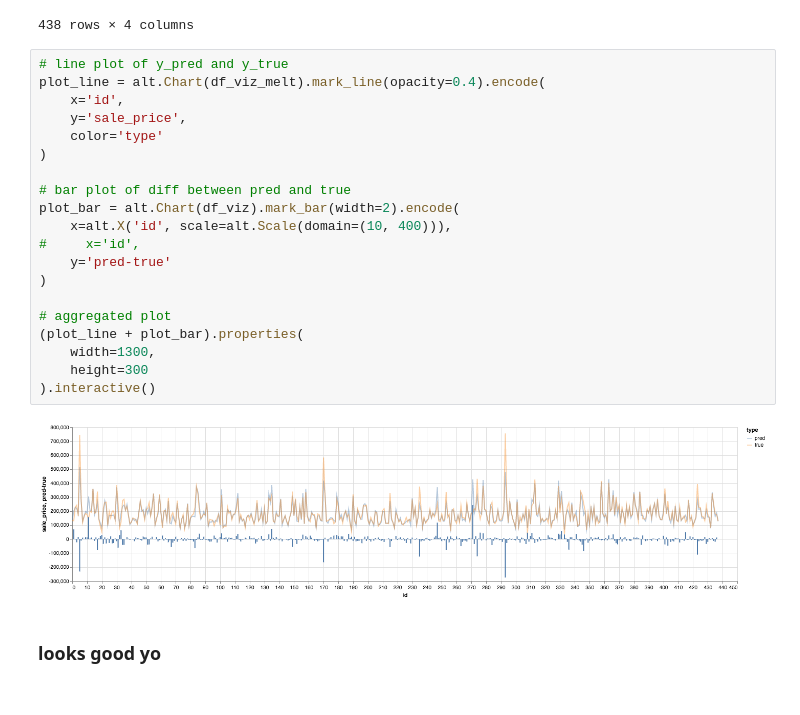
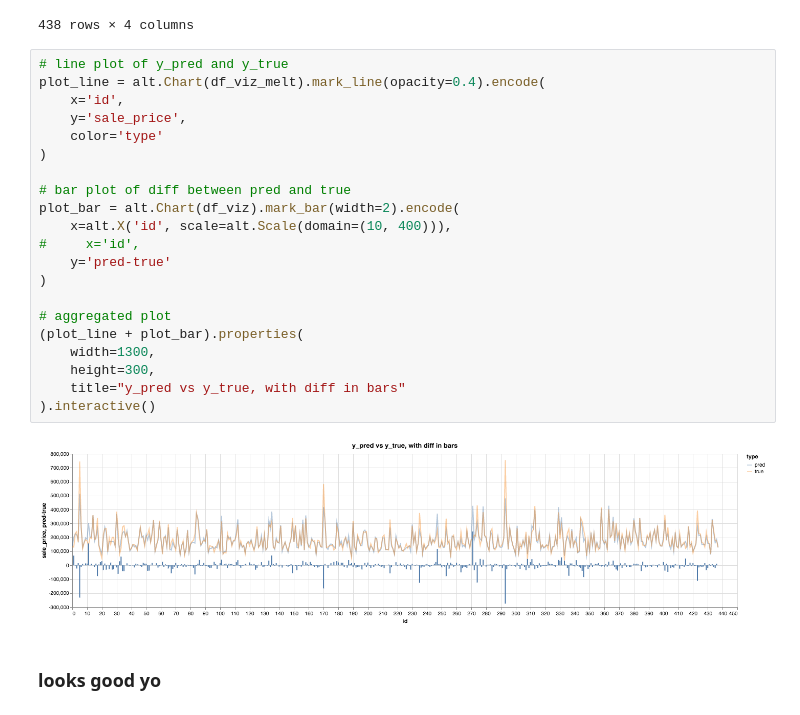
Before and after one commit to Zhang-Haipeng/house-price-prediction, a Jupyter notebook: src/base-model/base-model_Roc.ipynb, the cells around one changed output. Drawn from its saved outputs; the diff is of its cells as text.

Commit message:
add title to viz

```diff
--- a/src/base-model/base-model_Roc.ipynb
+++ b/src/base-model/base-model_Roc.ipynb
@@ -133,24 +133,25 @@ df_viz
 # %%
 # line plot of y_pred and y_true
 plot_line = alt.Chart(df_viz_melt).mark_line(opacity=0.4).encode(
     x='id',
     y='sale_price',
     color='type'
 )
 
 # bar plot of diff between pred and true
 plot_bar = alt.Chart(df_viz).mark_bar(width=2).encode(
     x=alt.X('id', scale=alt.Scale(domain=(10, 400))),
 #     x='id',
     y='pred-true'
 )
 
 # aggregated plot
 (plot_line + plot_bar).properties(
     width=1300,
-    height=300
+    height=300,
+    title="y_pred vs y_true, with diff in bars"
 ).interactive()
 # %% [output]
-[figure, old version]
+[figure, new version]
 # %% [markdown]
 ### looks good yo
```
